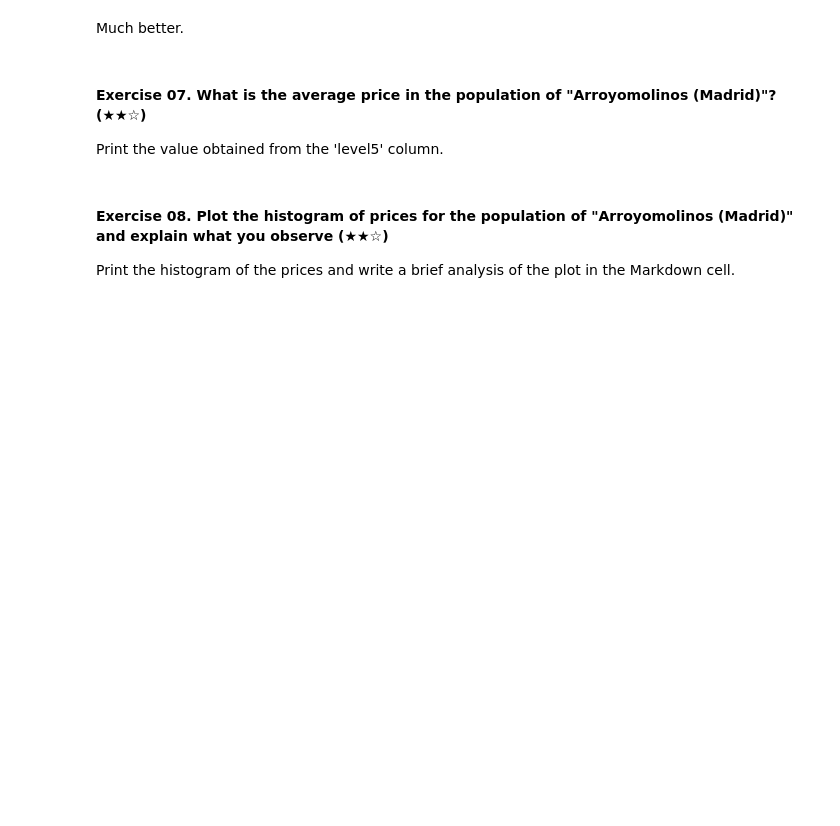
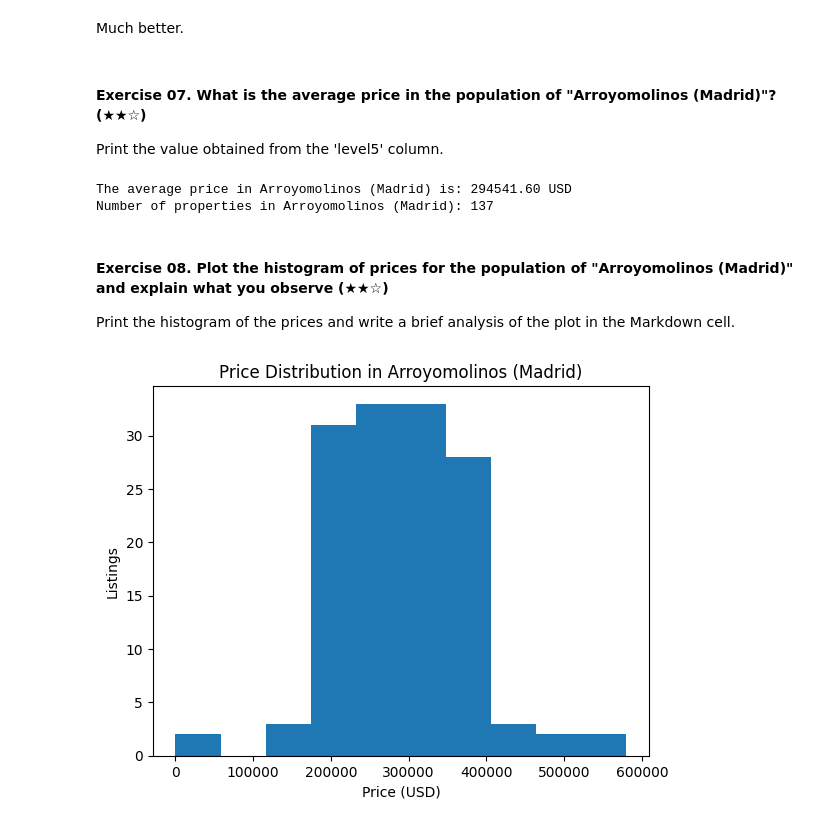
Before and after one commit to 4GeeksAcademy/gperdrizet-data-clean-up-pandas-for-beginners-project, a Jupyter notebook: notebooks/solution.ipynb, the cells around one changed output. Cells and saved outputs as stored; diff of their text form; code cells hidden in the pictures; blank space fills up the shorter version.

```diff
--- a/notebooks/solution.ipynb
+++ b/notebooks/solution.ipynb
@@ -64,7 +98,7 @@ Let's get started!
 import pandas as pd
 
 # Read the CSV file
-df = pd.read_csv('assets/real_estate.csv', sep=';') # This CSV file contains semicolons instead of commas as separators
+df = pd.read_csv('../assets/real_estate.csv', sep=';') # This CSV file contains semicolons instead of commas as separators
 # %% [markdown]
 - Display the first rows of the CSV file.
 # %%
@@ -78,8 +121,12 @@ Print the address and price of the selected house. For example:
 
 `The house located at Calle del Prado, Nº20 is the most expensive, and its price is 5000000 USD.`
 # %%
+# Sort listings by price
+df.sort_values(by='price', inplace=True)
+
 # Get the price and address of the most expensive house
-
+price = df['price'].iloc[-1]
+address = df['realEstate_name'].iloc[-1]
 
 # Print the result
 print(f"The house located at {address} is the most expensive, and its price is {price} USD.")
@@ -105,8 +157,8 @@ Print the address and area of the selected houses. For example:
 
 This exercise is similar to the previous one, but we are looking for the largest and smallest houses based on their area.
 # %%
-# Your code here
-
+# Sort listings by 'surface'
+df.sort_values(by='surface', inplace=True)
 
 print(f"The largest house is located at {df['realEstate_name'].iloc[-1]}, and its area is {df['surface'].iloc[-1]} square meters.")
 print(f"The smallest house is located at {df['realEstate_name'].iloc[0]}, and its area is {df['surface'].iloc[0]} square meters.")
@@ -154,8 +239,8 @@ Since the `zipCode` and `customZone` columns contain only null values - removing
 
 In this case, we need to thin a little about what we actually want. Which columns do we need for our analysis? Looking at the rest of the questions below, it turns out we only need `level5` (population) and the price.
 # %%
-# Remove null values
-
+# Exercise 06 - Remove null values
+cleaned_df = df[['price', 'level5']].dropna()
 
 print(f"Original dataset size: {len(df)} listings")
 print(f"Cleaned dataset size: {len(cleaned_df)} listings")
@@ -166,11 +254,15 @@ Much better.
 
 Print the value obtained from the 'level5' column.
 # %%
-# Average price in Arroyomolinos (Madrid)
+# Exercise 07 - Average price in Arroyomolinos (Madrid)
+arroyomolinos_data = cleaned_df[cleaned_df['level5'] == 'Arroyomolinos (Madrid)']
 
-
+average_price = arroyomolinos_data['price'].mean()
 print(f"The average price in Arroyomolinos (Madrid) is: {average_price:.2f} USD")
 print(f"Number of properties in Arroyomolinos (Madrid): {len(arroyomolinos_data)}")
+# %% [output]
+The average price in Arroyomolinos (Madrid) is: 294541.60 USD
+Number of properties in Arroyomolinos (Madrid): 137
 # %% [markdown]
 #### Exercise 08. Plot the histogram of prices for the population of "Arroyomolinos (Madrid)" and explain what you observe (★★☆)
 
@@ -178,7 +270,17 @@ Print the histogram of the prices and write a brief analysis of the plot in the
 # %%
 import matplotlib.pyplot as plt
 
 # Plot the histogram of prices for Arroyomolinos (Madrid)
+arroyomolinos_data = cleaned_df[cleaned_df['level5'] == 'Arroyomolinos (Madrid)']
+prices = arroyomolinos_data['price']
+
+plt.hist(prices, bins=10)
+plt.title('Price Distribution in Arroyomolinos (Madrid)')
+plt.xlabel('Price (USD)')
+plt.ylabel('Listings')
+plt.show()
+# %% [output]
+[figure, added]
 # %% [markdown]
 #### Analysis of Price Distribution in Arroyomolinos (Madrid)
 
```
Also changed, not shown: parts of 14 cells of this notebook.
